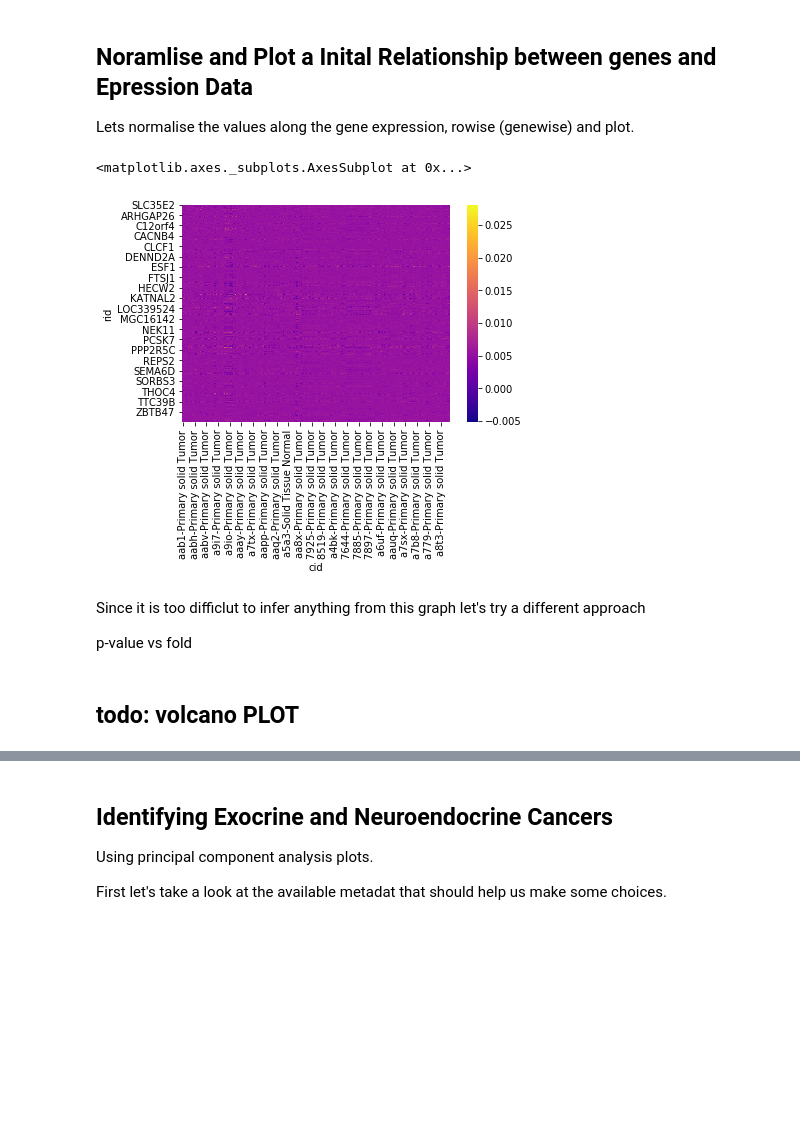
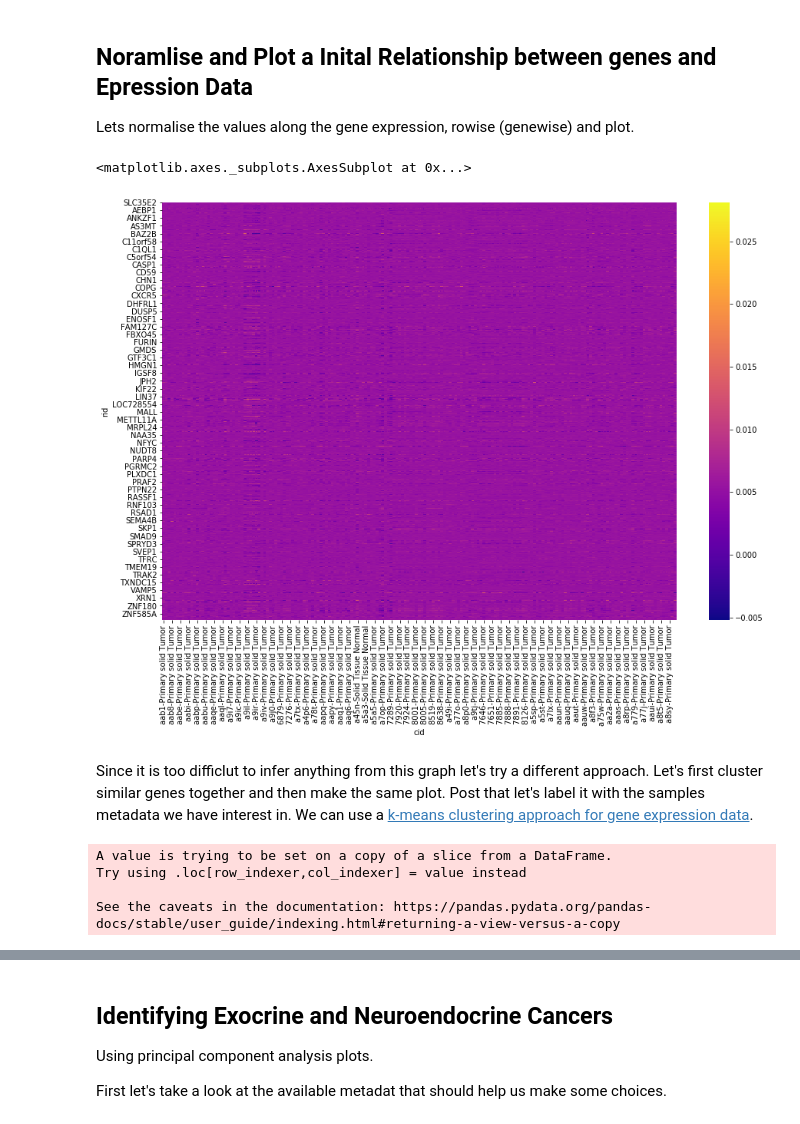
Before and after one commit to vaniisgh/PAAD_Analysis, a Jupyter notebook: Analysis.ipynb, the cells around one changed output, grey strips where cells are left out. Cells and saved outputs as stored; diff of their text form; code cells hidden in the pictures; blank space fills up the shorter version.

```diff
--- a/Analysis.ipynb
+++ b/Analysis.ipynb
@@ -38,16 +37,16 @@ from cmapPy.pandasGEXpress.parse import parse
 
 IFN = pd.read_csv(os.environ['WORKDIR']+'/type1_IFN.txt', header = None)
 
-PAAD_rna = parse(os.environ['WORKDIR']+'/PAAD.gct')
+PAAD_gct = parse(os.environ['WORKDIR']+'/PAAD.gct')
 
 # shape of dataframe
-print(PAAD_rna.data_df.shape)
+print(PAAD_gct.data_df.shape)
 
 # print header
-display(PAAD_rna.data_df[:5])
+display(PAAD_gct.data_df[:5])
 
 # print attributes of the GCTtoo class
-#dir(PAAD_RNA)
+#dir(PAAD_gct)
 # %% [output]
 (18465, 183)
 | cid | aab1-Primary solid Tumor | aab4-Primary solid Tumor | aab6-Primary solid Tumor | aab8-Primary solid Tumor | ... |
@@ -130,7 +133,7 @@ print(expr_df.shape)
 # %% [markdown]
 # If instead all genes with any NaN values have been removed
 # %%
-NoNullvalues_df = PAAD_rna.data_df.dropna()
+NoNullvalues_df = PAAD_gct.data_df.dropna()
 
 msno.matrix(NoNullvalues_df).set_title(
     'No Nullity in the dataset can be seen in the representation',
@@ -138,7 +141,7 @@ msno.matrix(NoNullvalues_df).set_title(
     )
 
 #Listing the genes that have been dropped
-dropped_genes = set(PAAD_rna.data_df.index.to_list()) - set(NoNullvalues_df.index.to_list())
+dropped_genes = set(PAAD_gct.data_df.index.to_list()) - set(NoNullvalues_df.index.to_list())
 dropped_genes = pd.Series(list(dropped_genes))
 display(dropped_genes)
 # %% [output]
@@ -160,17 +163,13 @@ Length: 4367, dtype: object
 
 Lets normalise the values along the gene expression, rowise (genewise) and plot.
 # %%
+import matplotlib
 import seaborn as sns
 
 %matplotlib inline
+matplotlib.pyplot.subplots(figsize=(15,10))
 
 sns.heatmap(NoNullvalues_df.div(NoNullvalues_df.sum(axis=1), axis=0), cmap='plasma')
 # %% [output]
 <matplotlib.axes._subplots.AxesSubplot at 0x...>
-[figure, old version]
+[figure, new version]
-# %% [markdown]
-Since it is too difficlut to infer anything from this graph let's try a different approach
-
-p-value vs fold
-# %% [markdown]
-## todo: volcano PLOT
@@ -180,0 +176,16 @@ p-value vs fold
+# %% [markdown]
+Since it is too difficlut to infer anything from this graph let's try a different approach. Let's first cluster similar genes together and then make the same plot. Post that let's label it with the samples metadata we have interest in. We can use a [k-means clustering approach for gene expression data][1].
+
+[1]: http://users.umiacs.umd.edu/~hcorrada/CMSC423/lectures/CMSC423_Clustering.pdf
+# %%
+from sklearn.cluster import KMeans
+clustering_kmeans = KMeans(n_clusters=10, precompute_distances="auto", n_jobs=-1)
+
+NoNullvalues_df_copy = NoNullvalues_df
+
+NoNullvalues_df_copy['clusters'] = clustering_kmeans.fit_predict(NoNullvalues_df_copy)
+# %% [output]
+A value is trying to be set on a copy of a slice from a DataFrame.
+Try using .loc[row_indexer,col_indexer] = value instead
+
+See the caveats in the documentation: https://pandas.pydata.org/pandas-docs/stable/user_guide/indexing.html#returning-a-view-versus-a-copy
```
Also changed, not shown: parts of 24 cells of this notebook, 1 other file.
